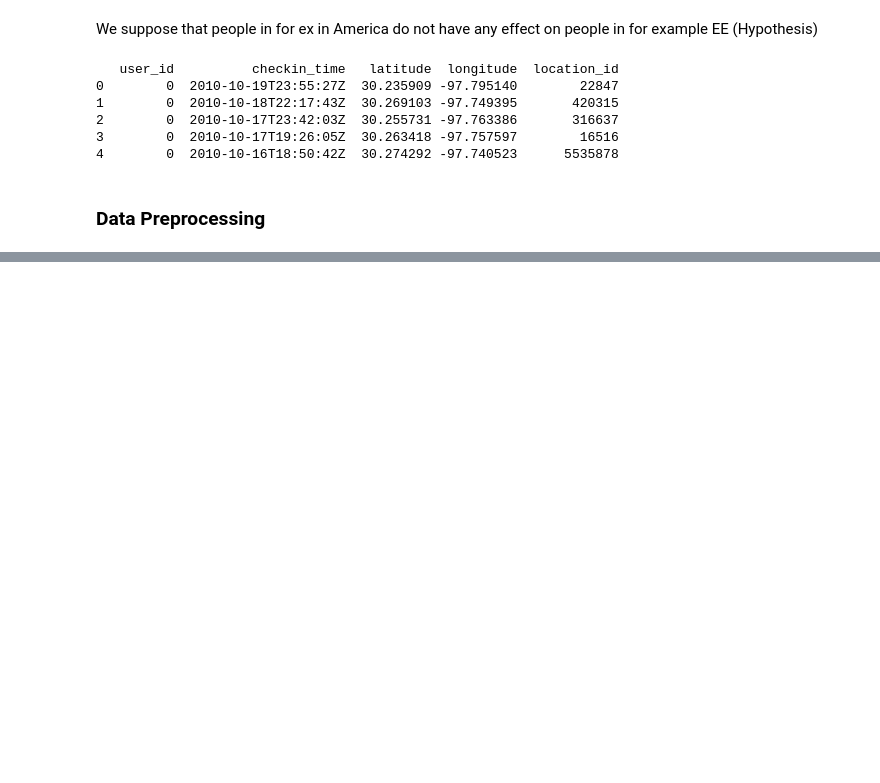
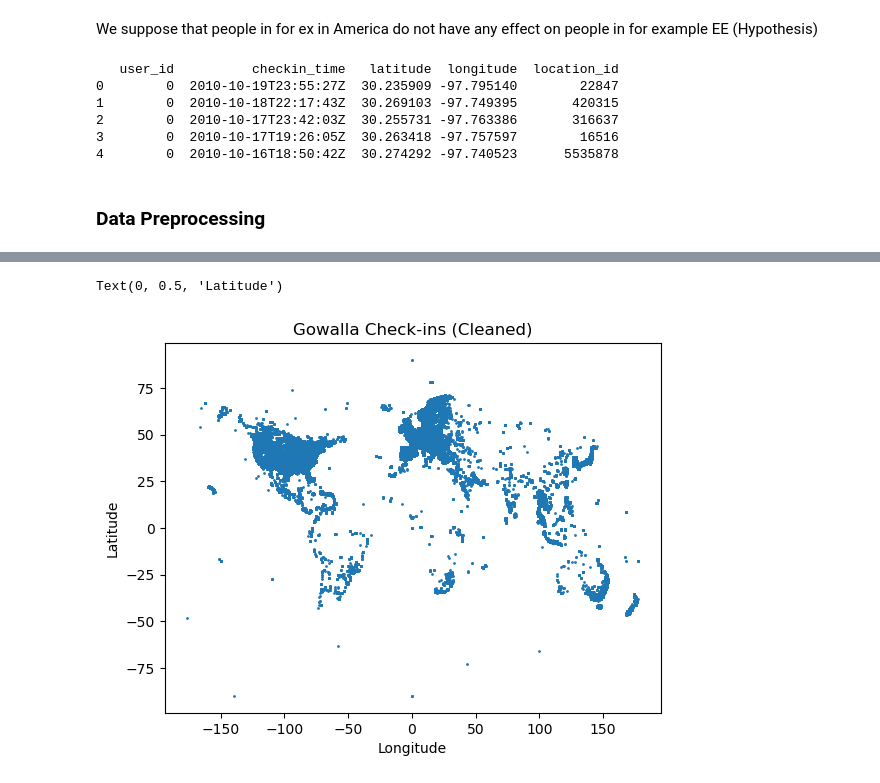
Before and after one commit to RusnacAM/Data-Mining, a Jupyter notebook: Goals Steps.ipynb, the cells around one changed output, grey strips where cells are left out. Drawn from its saved outputs; the diff is of its cells as text; code cells hidden in the pictures; blank space fills up the shorter version.

```diff
--- a/Goals Steps.ipynb
+++ b/Goals Steps.ipynb
@@ -34,0 +45,10 @@ Text(0, 0.5, 'Longitude')
+# %%
+#Removing outliers
+df = df.drop(df[df['latitude'] >= 300].index)
+plt.scatter(df["longitude"], df["latitude"], s=1)
+plt.title("Gowalla Check-ins (Cleaned)")
+plt.xlabel("Longitude")
+plt.ylabel("Latitude")
+# %% [output]
+Text(0, 0.5, 'Latitude')
+[figure, added]
```
Also changed, not shown: parts of 2 cells of this notebook, 1 other file.
